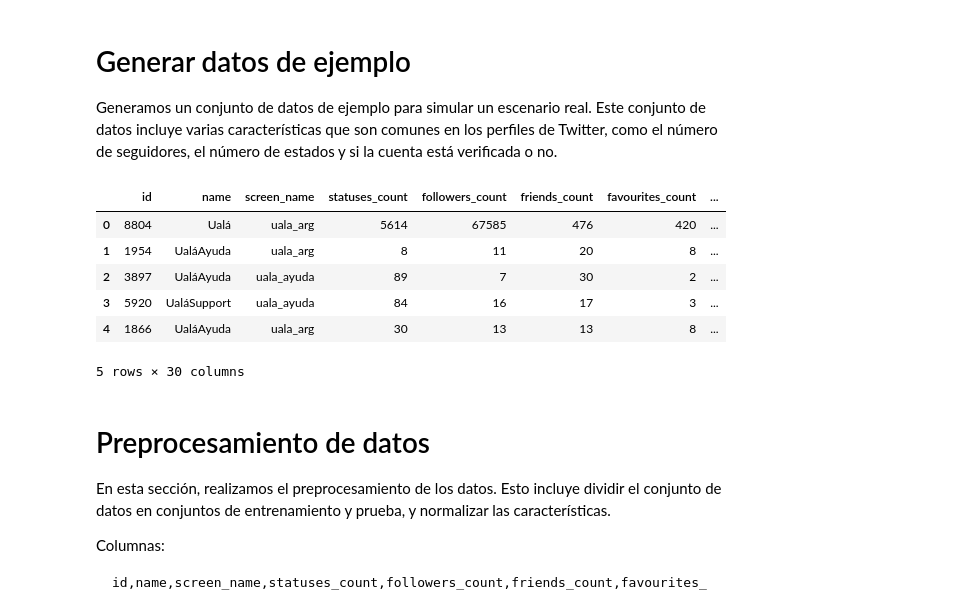
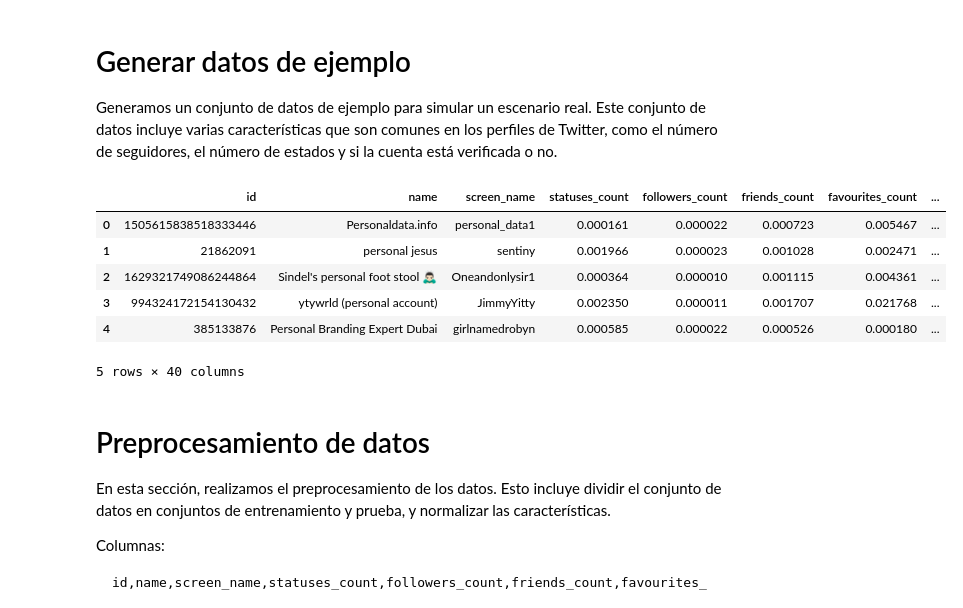
Before and after one commit to phishbusters/phisbuster-ml-model, a Jupyter notebook: profile-detection-model.ipynb, the cells around one changed output. Saved outputs shown, nothing was run; the diff lists cells and outputs as text; code cells hidden in the pictures.

```diff
--- a/profile-detection-model.ipynb
+++ b/profile-detection-model.ipynb
@@ -19,18 +19,18 @@ import seaborn as sns
 Generamos un conjunto de datos de ejemplo para simular un escenario real. Este conjunto de datos incluye varias características que son comunes en los perfiles de Twitter, como el número de seguidores, el número de estados y si la cuenta está verificada o no.
 # %%
 # Cargar el conjunto de datos desde un archivo CSV
-df = pd.read_csv('humanized_arg_data.csv')
+df = pd.read_csv('users_final_processed.csv', delimiter='\t')
 
 # Mostrar las primeras filas del conjunto de datos para tener una idea de la estructura
 df.head()
 # %% [output]
 |  | id | name | screen_name | statuses_count | followers_count | friends_count | favourites_count | ... |
-| 0 | 8804 | Ualá | uala_arg | 5614 | 67585 | 476 | 420 | ... |
-| 1 | 1954 | UaláAyuda | uala_arg | 8 | 11 | 20 | 8 | ... |
-| 2 | 3897 | UaláAyuda | uala_ayuda | 89 | 7 | 30 | 2 | ... |
-| 3 | 5920 | UaláSupport | uala_ayuda | 84 | 16 | 17 | 3 | ... |
-| 4 | 1866 | UaláAyuda | uala_arg | 30 | 13 | 13 | 8 | ... |
+| 0 | 1505615838518333446 | Personaldata.info | personal_data1 | 0.000161 | 0.000022 | 0.000723 | 0.005467 | ... |
+| 1 | 21862091 | personal jesus | sentiny | 0.001966 | 0.000023 | 0.001028 | 0.002471 | ... |
+| 2 | 1629321749086244864 | Sindel's personal foot stool 🙇🏻‍♂️ | Oneandonlysir1 | 0.000364 | 0.000010 | 0.001115 | 0.004361 | ... |
+| 3 | 994324172154130432 | ytywrld (personal account) | JimmyYitty | 0.002350 | 0.000011 | 0.001707 | 0.021768 | ... |
+| 4 | 385133876 | Personal Branding Expert Dubai | girlnamedrobyn | 0.000585 | 0.000022 | 0.000526 | 0.000180 | ... |
-5 rows × 30 columns
+5 rows × 40 columns
 # %% [markdown]
 # Preprocesamiento de datos
 
```
Also changed, not shown: parts of 14 cells of this notebook, 10 other files.
